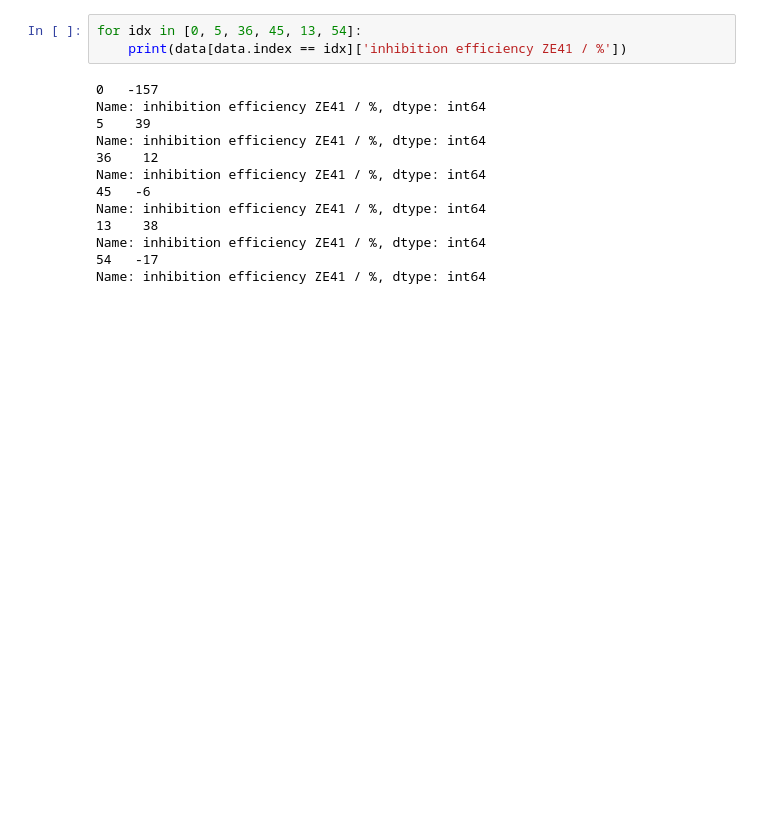
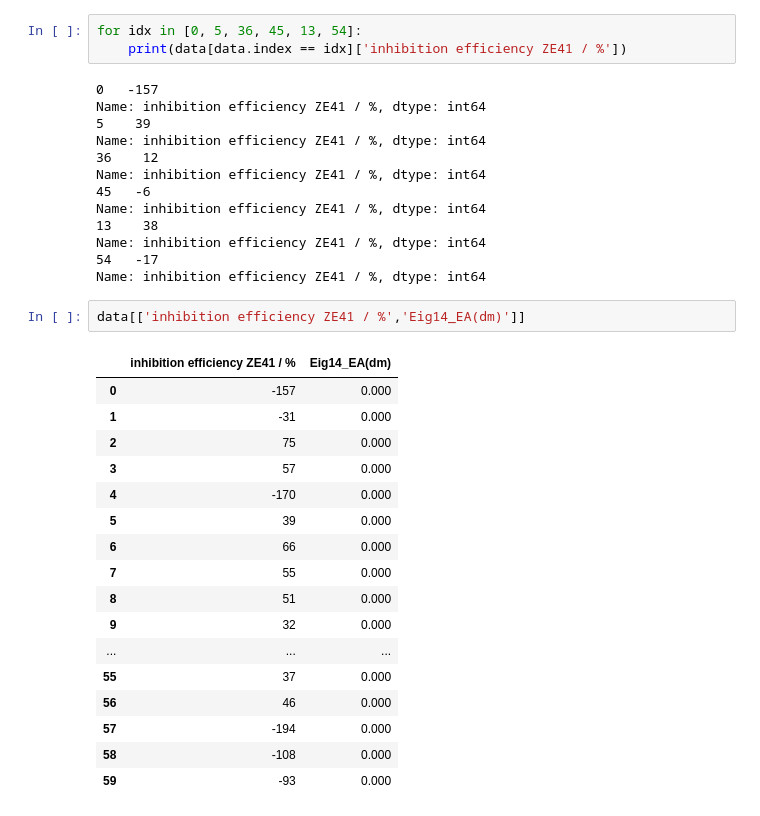
Before and after one commit to ElisabethJS/mg_corrosion, a Jupyter notebook: Code/Data inspection 2.ipynb, the cells around one changed output. Saved outputs shown, nothing was run; the diff lists cells and outputs as text; blank space fills up the shorter version.

```diff
--- a/Code/Data inspection 2.ipynb
+++ b/Code/Data inspection 2.ipynb
@@ -76,3 +76,23 @@ Name: inhibition efficiency ZE41 / %, dtype: int64
 Name: inhibition efficiency ZE41 / %, dtype: int64
 54   -17
 Name: inhibition efficiency ZE41 / %, dtype: int64
+# %%
+data[['inhibition efficiency ZE41 / %','Eig14_EA(dm)']]
+# %% [output]
+|  | inhibition efficiency ZE41 / % | Eig14_EA(dm) |
+| 0 | -157 | 0.000 |
+| 1 | -31 | 0.000 |
+| 2 | 75 | 0.000 |
+| 3 | 57 | 0.000 |
+| 4 | -170 | 0.000 |
+| 5 | 39 | 0.000 |
+| 6 | 66 | 0.000 |
+| 7 | 55 | 0.000 |
+| 8 | 51 | 0.000 |
+| 9 | 32 | 0.000 |
+| ... | ... | ... |
+| 55 | 37 | 0.000 |
+| 56 | 46 | 0.000 |
+| 57 | -194 | 0.000 |
+| 58 | -108 | 0.000 |
+| 59 | -93 | 0.000 |
```
Also changed, not shown: 2 other files.
